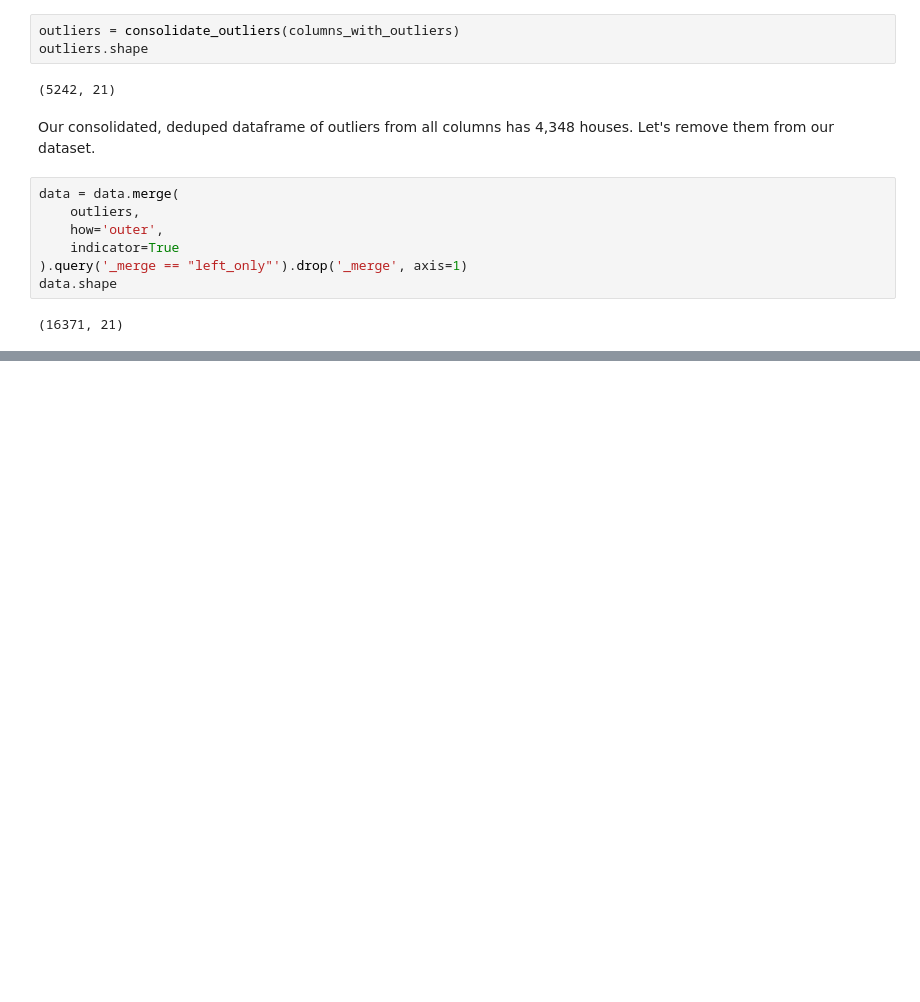
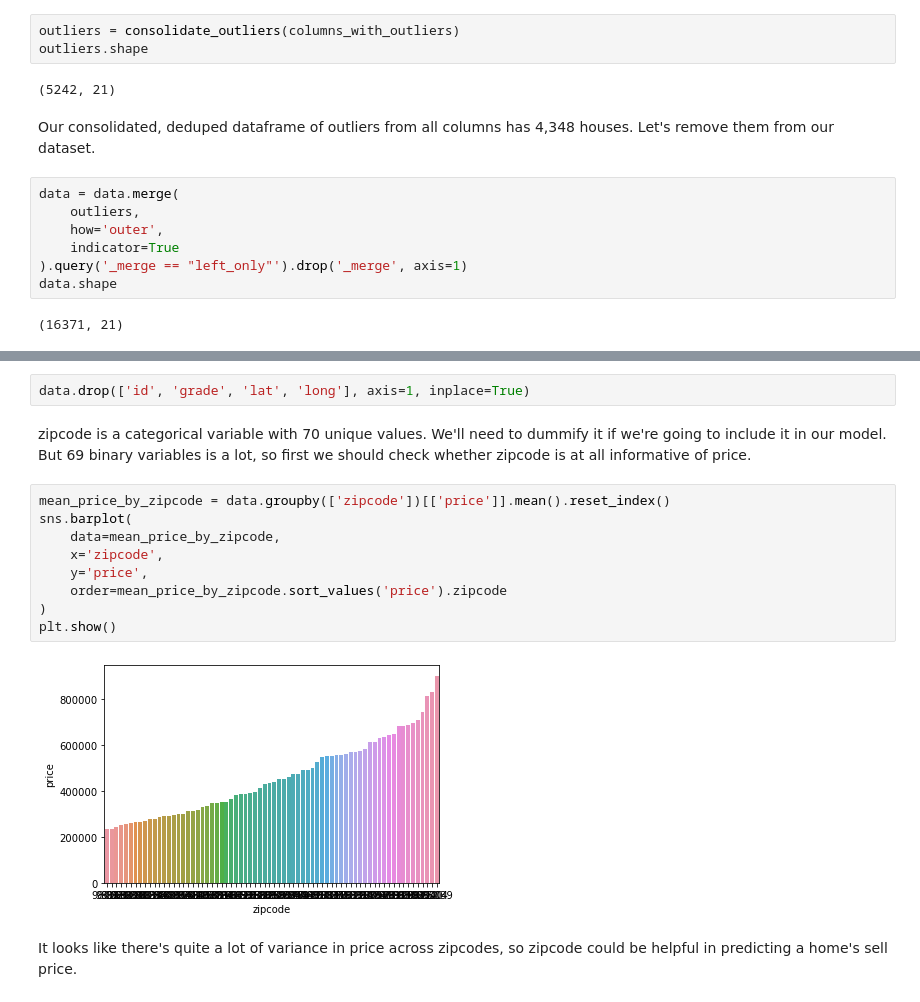
Before and after one commit to andrewabeles/seattle_home_sales, a Jupyter notebook: eda.ipynb, the cells around one changed output, grey strips where cells are left out. Cells and saved outputs as stored; diff of their text form; blank space fills up the shorter version.

Commit message:
remove unnecessary variables

```diff
--- a/eda.ipynb
+++ b/eda.ipynb
@@ -291,0 +295,17 @@ We have 16,371 rows left after removing the outliers.
+# %%
+data.drop(['id', 'grade', 'lat', 'long'], axis=1, inplace=True)
+# %% [markdown]
+zipcode is a categorical variable with 70 unique values. We'll need to dummify it if we're going to include it in our model. But 69 binary variables is a lot, so first we should check whether zipcode is at all informative of price.
+# %%
+mean_price_by_zipcode = data.groupby(['zipcode'])[['price']].mean().reset_index()
+sns.barplot(
+    data=mean_price_by_zipcode,
+    x='zipcode',
+    y='price',
+    order=mean_price_by_zipcode.sort_values('price').zipcode
+)
+plt.show()
+# %% [output]
+[figure, added]
+# %% [markdown]
+It looks like there's quite a lot of variance in price across zipcodes, so zipcode could be helpful in predicting a home's sell price.
```
Also changed, not shown: parts of 4 cells of this notebook.
